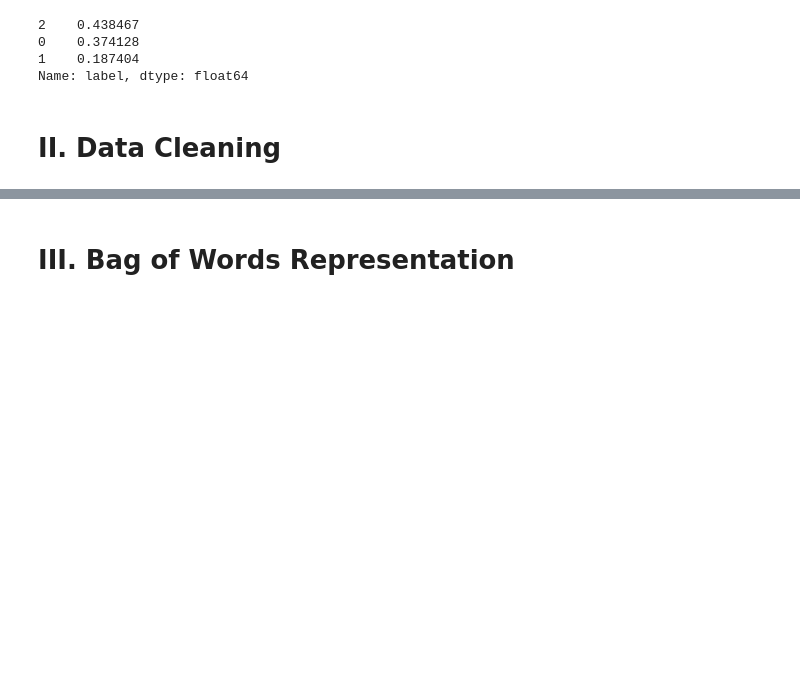
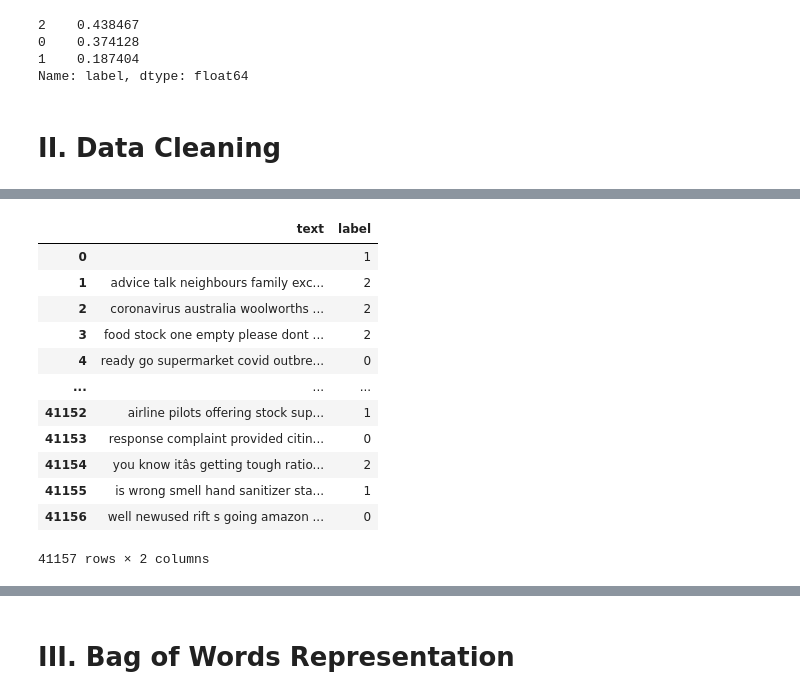
Before and after one commit to moulbn/Sentiment-Analysis-and-Topic-Identification, a Jupyter notebook: preprocessing_bow.ipynb, the cells around one changed output, grey strips where cells are left out. Drawn from its saved outputs; the diff is of its cells as text; code cells hidden in the pictures; blank space fills up the shorter version.

```diff
--- a/preprocessing_bow.ipynb
+++ b/preprocessing_bow.ipynb
@@ -196,18 +111,0 @@ validation['text'] = validation['text'].apply(lambda x:remove_space(x))
-# %%
-more_stop_words = ['a', 'and', 'the', 'i', 'me', 'my', 'we', 'ours', 'he', 'his', 'her', 'what', 'am',
-              'have', 'has', 'had', 'be', 'was', 'been', 'of', 'at', 'for', 'to', 'your', 'is']
-
-def remove_more_stopwords(text):
-    return " ".join([word for word in str(text).split() if word not in more_stop_words])
-
-training['text'] = training['text'].apply(lambda x:remove_more_stopwords(x))
-validation['text'] = validation['text'].apply(lambda x:remove_more_stopwords(x))
-# %%
-# Tokenize
-
-def tokenize(text):
-    text = text.split()
-    return text
-
-training['text'] = training['text'].apply(lambda x:tokenize(x))
-validation['text'] = validation['text'].apply(lambda x:tokenize(x))
@@ -213,0 +125,25 @@ validation['text'] = validation['text'].apply(lambda x:tokenize(x))
+# %%
+def big_removal(df, column):
+    """
+    Takes in a string of text, lowercases it and removes the following elements:
+    1. URLs
+    2. Mentions "@" and Usernames
+    3. HTML
+    4. Numbers
+    5. Punctuation
+    6. Hashtags
+    Optional : 7. Extra Space
+    """
+
+    df[column] = df[column].str.lower()
+
+    for i in range(len(df)):
+        df[column][i] = re.sub(r'https?://\S+|www\.\S+', "", df[column][i]) # urls
+        df[column][i] = re.sub(r"@\w+", "", df[column][i]) # mentions
+        df[column][i] = re.sub(r"<.*?>", "", df[column][i]) # html
+        df[column][i] = re.sub(r"\d+", "", df[column][i]) # numbers
+        df[column][i] = re.sub(r"[^\w\s\d]", "", df[column][i]) # punctuation
+        df[column][i] = re.sub(r"#\w+", "", df[column][i]) # hashtags
+        #df[column][i] = re.sub(r"\s+", "", df[column][i]) # extra space
+
+    return df
@@ -213,0 +167,16 @@ validation['text'] = validation['text'].apply(lambda x:tokenize(x))
+# %%
+big_removal(training, "text")
+# %% [output]
+|  | text | label |
+| 0 |  | 1 |
+| 1 | advice talk neighbours family exc... | 2 |
+| 2 | coronavirus australia woolworths ... | 2 |
+| 3 | food stock one empty please dont ... | 2 |
+| 4 | ready go supermarket covid outbre... | 0 |
+| ... | ... | ... |
+| 41152 | airline pilots offering stock sup... | 1 |
+| 41153 | response complaint provided citin... | 0 |
+| 41154 | you know itâs getting tough ratio... | 2 |
+| 41155 | is wrong smell hand sanitizer sta... | 1 |
+| 41156 | well newused rift s going amazon ... | 0 |
+41157 rows × 2 columns
```
Also changed, not shown: parts of 14 cells of this notebook.
